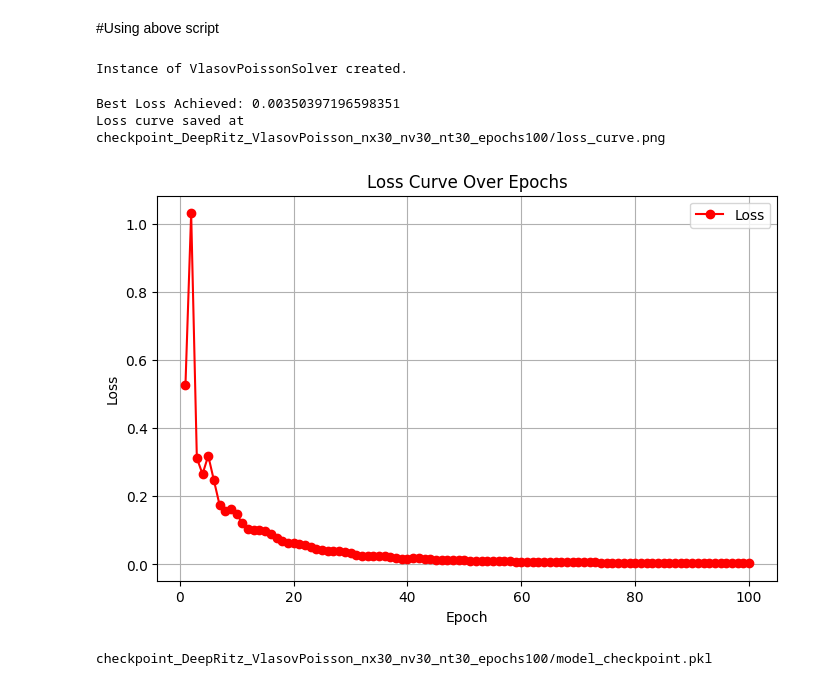
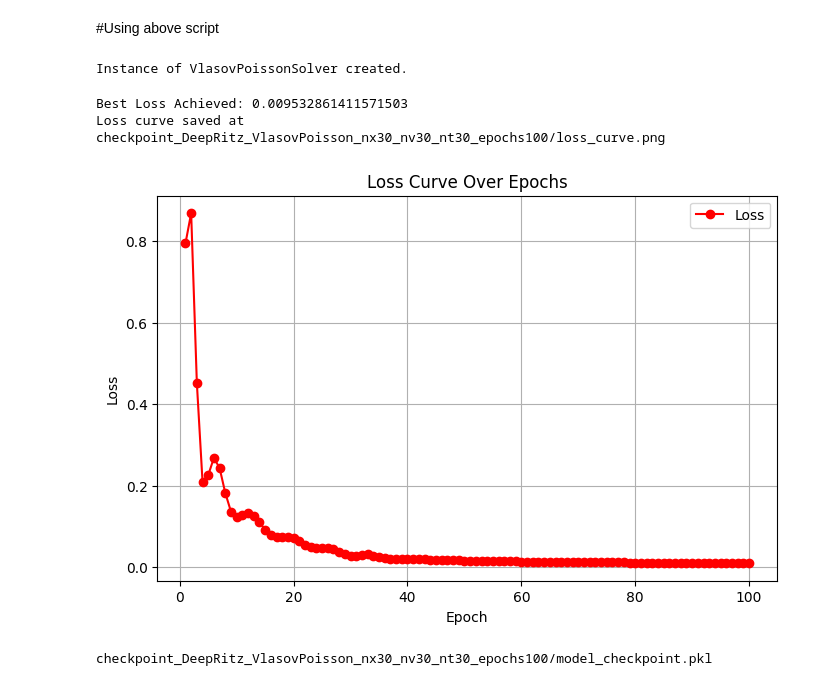
Before and after one commit to DeependraChaddha/Vlasov_Poisson_Solver, a Jupyter notebook: vlasov_poisson_system_solver.ipynb, the cells around one changed output. Cells and saved outputs as stored; diff of their text form; code cells hidden in the pictures.

Commit message:
Edited initial conditions

```diff
--- a/vlasov_poisson_system_solver.ipynb
+++ b/vlasov_poisson_system_solver.ipynb
@@ -214,38 +214,38 @@ def loss_fn(model: nn.Module, x: torch.Tensor, v: torch.Tensor, t: torch.Tensor,
         (prediction[:, -1, :] - torch.zeros_like(prediction[:, -1, :]))**2
     ).mean()
 
-    # Initial condition loss (e.g., Maxwellian or given distribution)
-    initial_condition = torch.exp(-v[:, :, 0]**2) * (1 + 0.1 * torch.cos(2 * torch.pi * x[:, :, 0]))
+    # Initial condition loss f(x,v,0)=e^(−v^2)*(1+0.3cos(4πx)sin(2πv)) #choosing this just to get a better looking graph
+    initial_condition = torch.exp(-v[:, :, 0]**2) * (1 + 0.3 * torch.cos(4 * torch.pi * x[:, :, 0]) * torch.sin(2 * torch.pi * v[:, :, 0]))
     initial_condition_loss = torch.mean((prediction[:, :, 0] - initial_condition) ** 2)
 
     total_loss = pde_loss + (boundary_loss_weight * boundary_loss) + (initial_loss_weight * initial_condition_loss)
     return total_loss
 
 '''Set Optimizer'''
 optimizer = torch.optim.Adam(model.parameters(), lr=0.001)
 
 '''Add Scheduler'''
 scheduler = torch.optim.lr_scheduler.ReduceLROnPlateau(optimizer, mode='min', factor=0.5, patience=3, verbose=True)
 
 '''Make solver instance'''
-current_solver = VlasovPoissonSolver(nx=30, nv=30, nt=30, x_range=(0, 1), v_range=(-5, 5), t_range=(0, 1), device='cpu')
+current_solver = VlasovPoissonSolver(nx=30, nv=30, nt=30, x_range=(0, 1), v_range=(-5, 5), t_range=(0, 1), device='cpu') ####Chose only 30 points in each dimension because of limited RAM availability
 
 '''Make Grid'''
 X, V, T = current_solver.make_grid()
 
 '''Train'''
 Z = current_solver.train(model=model,
                          loss_fn=loss_fn,
                          optimizer=optimizer,
                          epochs=100,
                          model_name='DeepRitz_VlasovPoisson',
                          get_loss_curve=True,
                          scheduler=scheduler)
 # %% [output]
 Instance of VlasovPoissonSolver created.
-Best Loss Achieved: 0.00350397196598351
+Best Loss Achieved: 0.009532861411571503
 Loss curve saved at checkpoint_DeepRitz_VlasovPoisson_nx30_nv30_nt30_epochs100/loss_curve.png
-[figure, old version]
+[figure, new version]
 # %%
 print(Z)
 # %% [output]
```
Also changed, not shown: parts of 2 cells of this notebook.
